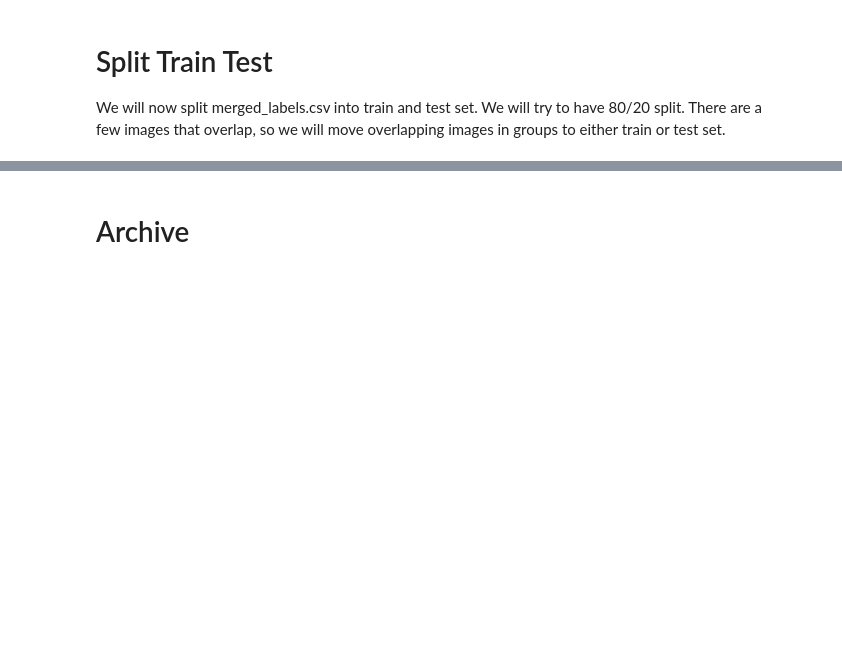
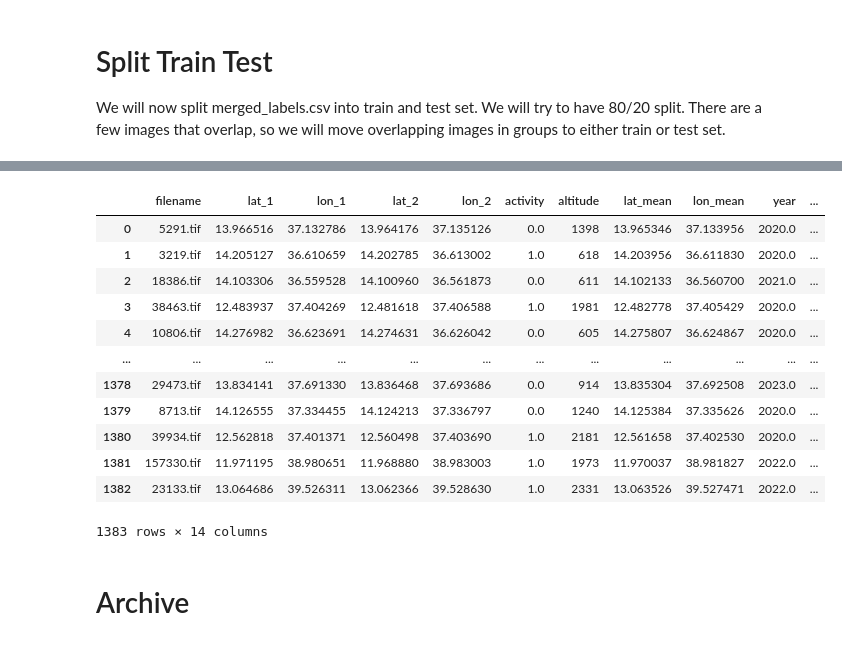
Before and after one commit to jonxuxu/harvest-piles, a Jupyter notebook: notebooks/Dataset_Split.ipynb, the cells around one changed output, grey strips where cells are left out. Cells and saved outputs as stored; diff of their text form; code cells hidden in the pictures; blank space fills up the shorter version.

```diff
--- a/notebooks/Dataset_Split.ipynb
+++ b/notebooks/Dataset_Split.ipynb
@@ -404,3 +460,19 @@ We will now split merged_labels.csv into train and test set. We will try to have
+# %%
+gdf_test
+# %% [output]
+|  | filename | lat_1 | lon_1 | lat_2 | lon_2 | activity | altitude | lat_mean | lon_mean | year | ... |
+| 0 | 5291.tif | 13.966516 | 37.132786 | 13.964176 | 37.135126 | 0.0 | 1398 | 13.965346 | 37.133956 | 2020.0 | ... |
+| 1 | 3219.tif | 14.205127 | 36.610659 | 14.202785 | 36.613002 | 1.0 | 618 | 14.203956 | 36.611830 | 2020.0 | ... |
+| 2 | 18386.tif | 14.103306 | 36.559528 | 14.100960 | 36.561873 | 0.0 | 611 | 14.102133 | 36.560700 | 2021.0 | ... |
+| 3 | 38463.tif | 12.483937 | 37.404269 | 12.481618 | 37.406588 | 1.0 | 1981 | 12.482778 | 37.405429 | 2020.0 | ... |
+| 4 | 10806.tif | 14.276982 | 36.623691 | 14.274631 | 36.626042 | 0.0 | 605 | 14.275807 | 36.624867 | 2020.0 | ... |
+| ... | ... | ... | ... | ... | ... | ... | ... | ... | ... | ... | ... |
+| 1378 | 29473.tif | 13.834141 | 37.691330 | 13.836468 | 37.693686 | 0.0 | 914 | 13.835304 | 37.692508 | 2023.0 | ... |
+| 1379 | 8713.tif | 14.126555 | 37.334455 | 14.124213 | 37.336797 | 0.0 | 1240 | 14.125384 | 37.335626 | 2020.0 | ... |
+| 1380 | 39934.tif | 12.562818 | 37.401371 | 12.560498 | 37.403690 | 1.0 | 2181 | 12.561658 | 37.402530 | 2020.0 | ... |
+| 1381 | 157330.tif | 11.971195 | 38.980651 | 11.968880 | 38.983003 | 1.0 | 1973 | 11.970037 | 38.981827 | 2022.0 | ... |
+| 1382 | 23133.tif | 13.064686 | 39.526311 | 13.062366 | 39.528630 | 1.0 | 2331 | 13.063526 | 39.527471 | 2022.0 | ... |
+1383 rows × 14 columns
 # %% [markdown]
 # Archive
 # %% [markdown]
```
Also changed, not shown: parts of 8 cells of this notebook, 8 other files.
